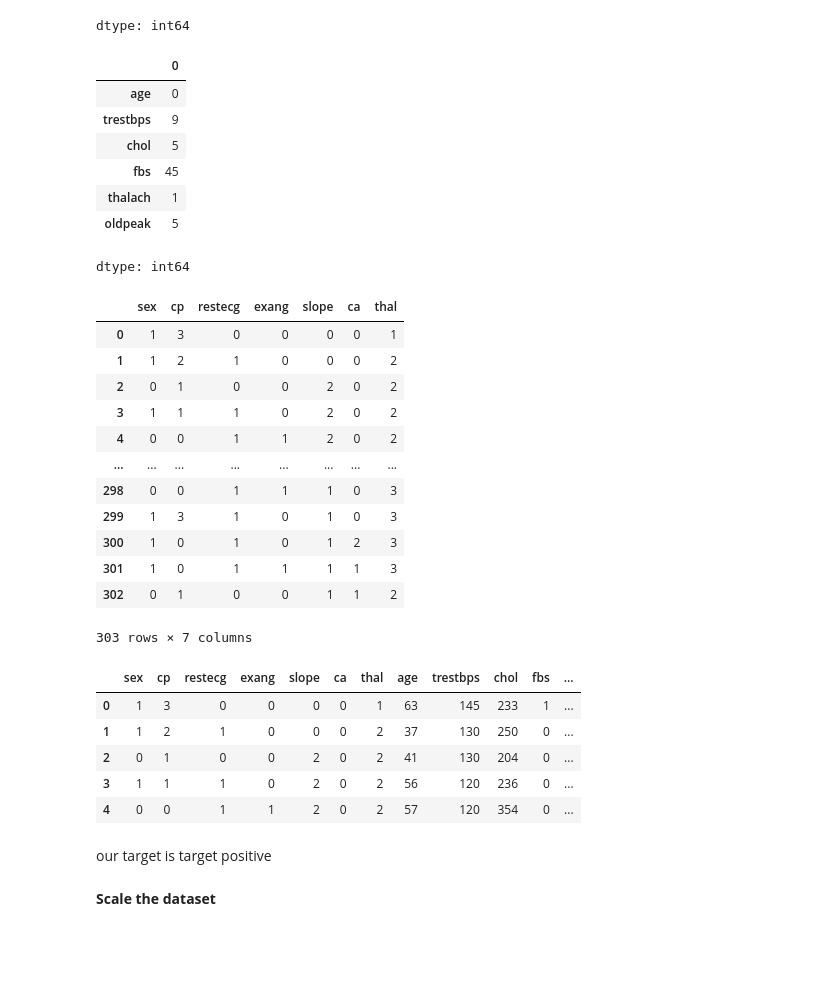
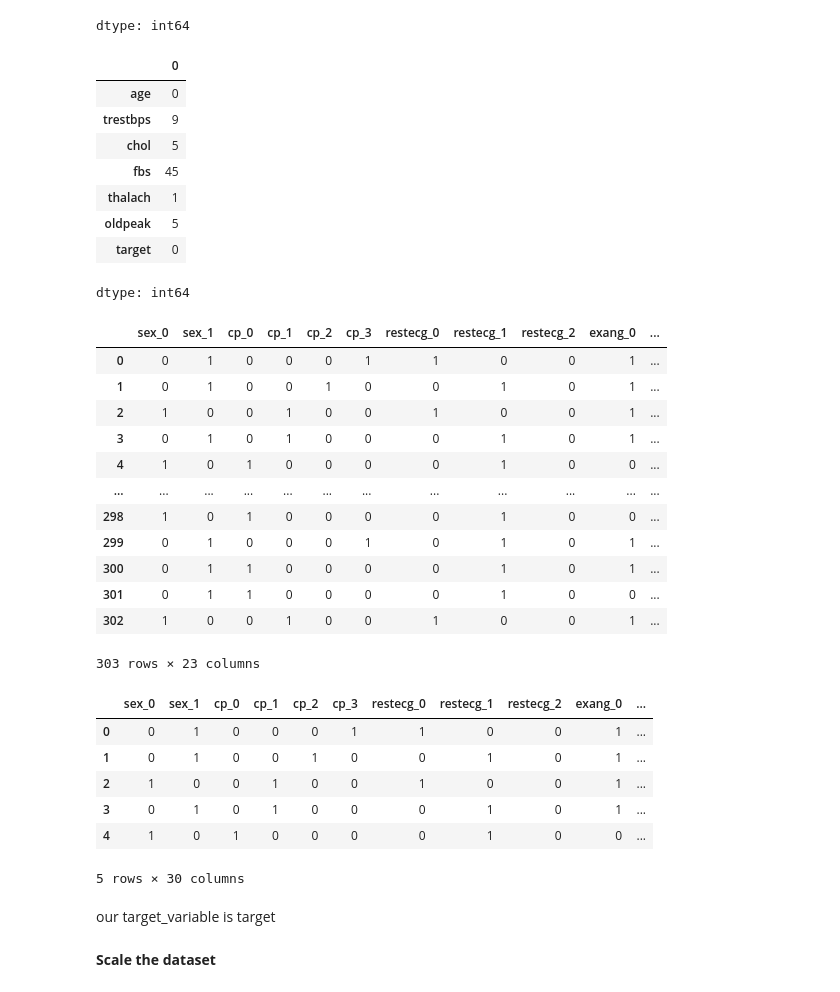
Before and after one commit to cwa312/Project4, a Jupyter notebook: heart_desease_pred.ipynb, the cells around one changed output. Cells and saved outputs as stored; diff of their text form; code cells hidden in the pictures; blank space fills up the shorter version.

```diff
--- a/heart_desease_pred.ipynb
+++ b/heart_desease_pred.ipynb
@@ -88,9 +89,8 @@ dtypes: float64(1), int64(13)
 memory usage: 33.3 KB
 # %%
 # define the continous feature(Numercal feature)
-numerical_feature=["age","trestbps","chol","fbs","thalach","oldpeak"]
+numerical_feature=["age","trestbps","chol","fbs","thalach","oldpeak","target"]
 # %%
-# identify the catagorical variable using list comperhensive
+# identify the categorical variable using list comperhensive
 categorical_feature = [feature for feature in df.columns if feature not in numerical_feature]
-df_categorical = df[categorical_feature]
-df_categorical
+df[categorical_feature]= df[categorical_feature].astype('object')
@@ -213,39 +177,41 @@ out_lier_count.sum()
 | fbs | 45 |
 | thalach | 1 |
 | oldpeak | 5 |
+| target | 0 |
 dtype: int64
 # %%
 # encode the categorical variable using get_dummies()
 
-cat_encode =pd.get_dummies(df[no_target],dtype=int)
+cat_encode =pd.get_dummies(df[categorical_feature],dtype=int)
 cat_encode
 # %% [output]
-|  | sex | cp | restecg | exang | slope | ca | thal |
-| 0 | 1 | 3 | 0 | 0 | 0 | 0 | 1 |
-| 1 | 1 | 2 | 1 | 0 | 0 | 0 | 2 |
-| 2 | 0 | 1 | 0 | 0 | 2 | 0 | 2 |
-| 3 | 1 | 1 | 1 | 0 | 2 | 0 | 2 |
-| 4 | 0 | 0 | 1 | 1 | 2 | 0 | 2 |
-| ... | ... | ... | ... | ... | ... | ... | ... |
-| 298 | 0 | 0 | 1 | 1 | 1 | 0 | 3 |
-| 299 | 1 | 3 | 1 | 0 | 1 | 0 | 3 |
-| 300 | 1 | 0 | 1 | 0 | 1 | 2 | 3 |
-| 301 | 1 | 0 | 1 | 1 | 1 | 1 | 3 |
-| 302 | 0 | 1 | 0 | 0 | 1 | 1 | 2 |
+|  | sex_0 | sex_1 | cp_0 | cp_1 | cp_2 | cp_3 | restecg_0 | restecg_1 | restecg_2 | exang_0 | ... |
+| 0 | 0 | 1 | 0 | 0 | 0 | 1 | 1 | 0 | 0 | 1 | ... |
+| 1 | 0 | 1 | 0 | 0 | 1 | 0 | 0 | 1 | 0 | 1 | ... |
+| 2 | 1 | 0 | 0 | 1 | 0 | 0 | 1 | 0 | 0 | 1 | ... |
+| 3 | 0 | 1 | 0 | 1 | 0 | 0 | 0 | 1 | 0 | 1 | ... |
+| 4 | 1 | 0 | 1 | 0 | 0 | 0 | 0 | 1 | 0 | 0 | ... |
+| ... | ... | ... | ... | ... | ... | ... | ... | ... | ... | ... | ... |
+| 298 | 1 | 0 | 1 | 0 | 0 | 0 | 0 | 1 | 0 | 0 | ... |
+| 299 | 0 | 1 | 0 | 0 | 0 | 1 | 0 | 1 | 0 | 1 | ... |
+| 300 | 0 | 1 | 1 | 0 | 0 | 0 | 0 | 1 | 0 | 1 | ... |
+| 301 | 0 | 1 | 1 | 0 | 0 | 0 | 0 | 1 | 0 | 0 | ... |
+| 302 | 1 | 0 | 0 | 1 | 0 | 0 | 1 | 0 | 0 | 1 | ... |
-303 rows × 7 columns
+303 rows × 23 columns
 # %%
 # concate the categorical and numerical variable and target
-concate_df=pd.concat([cat_encode,df[numerical_feature],df['target']],axis=1)
+concate_df=pd.concat([cat_encode,df[numerical_feature]],axis=1)
 concate_df.head()
 # %% [output]
-|  | sex | cp | restecg | exang | slope | ca | thal | age | trestbps | chol | fbs | ... |
-| 0 | 1 | 3 | 0 | 0 | 0 | 0 | 1 | 63 | 145 | 233 | 1 | ... |
-| 1 | 1 | 2 | 1 | 0 | 0 | 0 | 2 | 37 | 130 | 250 | 0 | ... |
-| 2 | 0 | 1 | 0 | 0 | 2 | 0 | 2 | 41 | 130 | 204 | 0 | ... |
-| 3 | 1 | 1 | 1 | 0 | 2 | 0 | 2 | 56 | 120 | 236 | 0 | ... |
-| 4 | 0 | 0 | 1 | 1 | 2 | 0 | 2 | 57 | 120 | 354 | 0 | ... |
+|  | sex_0 | sex_1 | cp_0 | cp_1 | cp_2 | cp_3 | restecg_0 | restecg_1 | restecg_2 | exang_0 | ... |
+| 0 | 0 | 1 | 0 | 0 | 0 | 1 | 1 | 0 | 0 | 1 | ... |
+| 1 | 0 | 1 | 0 | 0 | 1 | 0 | 0 | 1 | 0 | 1 | ... |
+| 2 | 1 | 0 | 0 | 1 | 0 | 0 | 1 | 0 | 0 | 1 | ... |
+| 3 | 0 | 1 | 0 | 1 | 0 | 0 | 0 | 1 | 0 | 1 | ... |
+| 4 | 1 | 0 | 1 | 0 | 0 | 0 | 0 | 1 | 0 | 0 | ... |
+5 rows × 30 columns
 # %% [markdown]
-our target is target positive
+our target_variable is target
 # %%
 # Split our preprocessed data into our features and target arrays
 y=concate_df['target'].values
```
Also changed, not shown: parts of 51 cells of this notebook.
